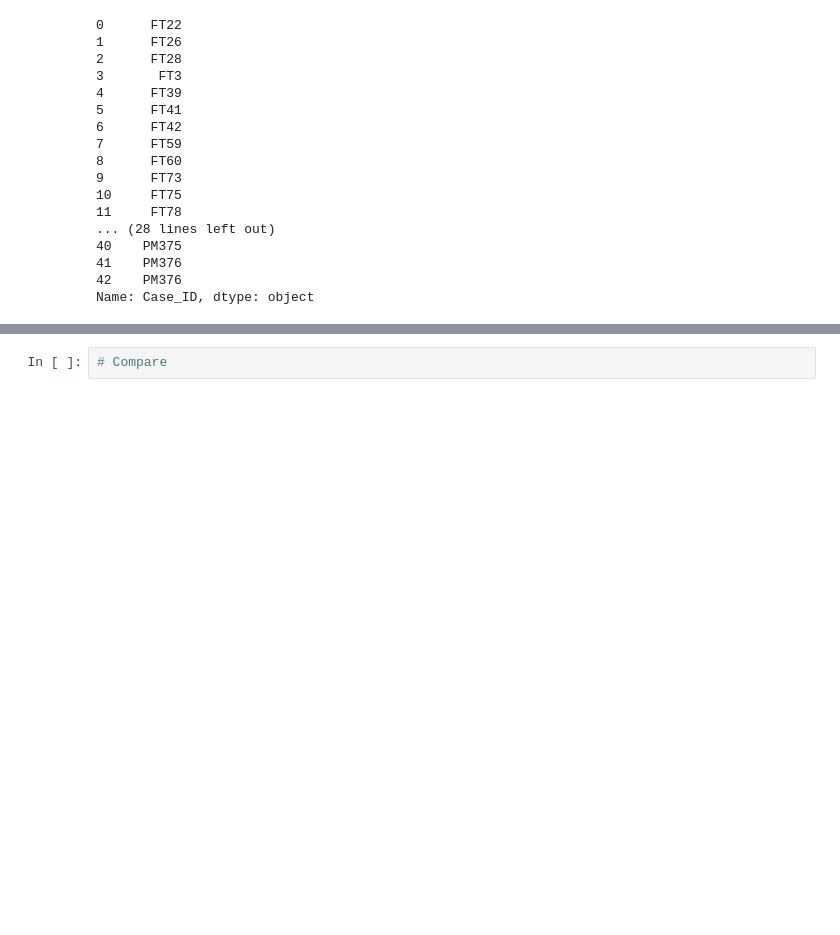
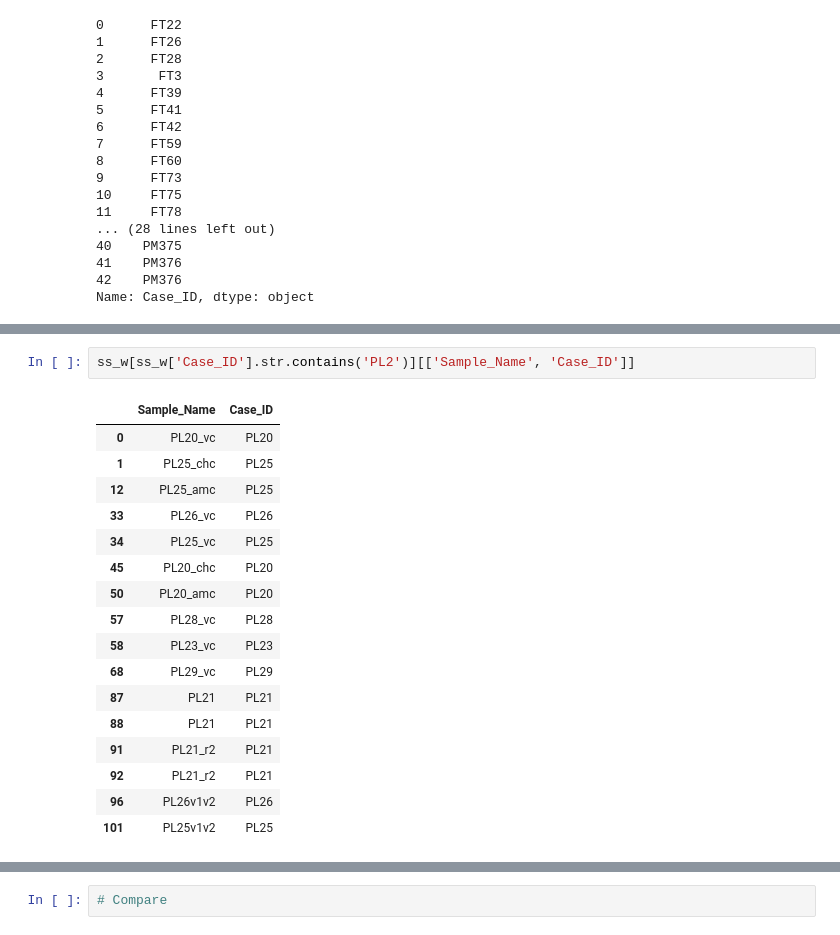
Before and after one commit to wvictor14/DNAm-contamination, a Jupyter notebook: Py/1-10 update microsatellites v2.ipynb, the cells around one changed output, grey strips where cells are left out. Drawn from its saved outputs; the diff is of its cells as text; blank space fills up the shorter version.

```diff
--- a/Py/1-10 update microsatellites v2.ipynb
+++ b/Py/1-10 update microsatellites v2.ipynb
@@ -280,3 +372,23 @@ ss
+# %%
+ss_w[ss_w['Case_ID'].str.contains('PL2')][['Sample_Name', 'Case_ID']]
+# %% [output]
+|  | Sample_Name | Case_ID |
+| 0 | PL20_vc | PL20 |
+| 1 | PL25_chc | PL25 |
+| 12 | PL25_amc | PL25 |
+| 33 | PL26_vc | PL26 |
+| 34 | PL25_vc | PL25 |
+| 45 | PL20_chc | PL20 |
+| 50 | PL20_amc | PL20 |
+| 57 | PL28_vc | PL28 |
+| 58 | PL23_vc | PL23 |
+| 68 | PL29_vc | PL29 |
+| 87 | PL21 | PL21 |
+| 88 | PL21 | PL21 |
+| 91 | PL21_r2 | PL21 |
+| 92 | PL21_r2 | PL21 |
+| 96 | PL26v1v2 | PL26 |
+| 101 | PL25v1v2 | PL25 |
 # %%
 #working copy of data
 ss_w = ss
```
Also changed, not shown: parts of 11 cells of this notebook.
